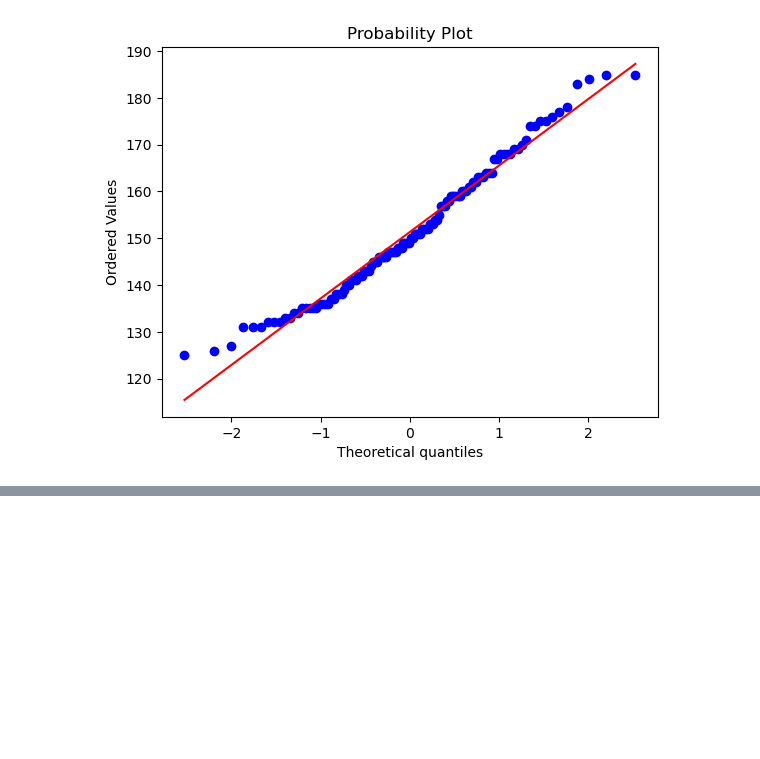
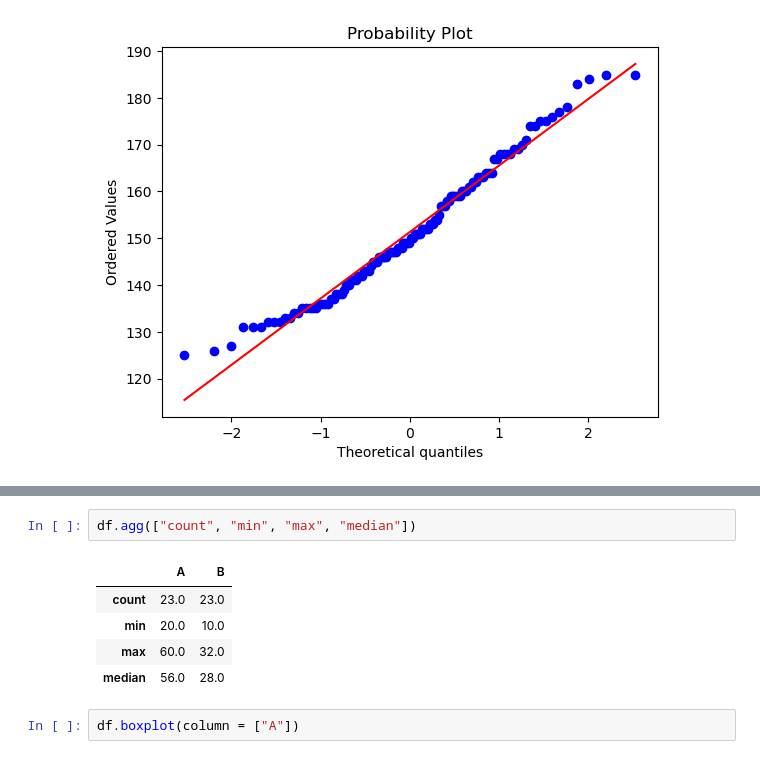
Before and after one commit to axelguerinoctave/M2-ICES-2022-2023, a Jupyter notebook: TP 5.ipynb, the cells around one changed output, grey strips where cells are left out. Saved outputs shown, nothing was run; the diff lists cells and outputs as text; blank space fills up the shorter version.

```diff
--- a/TP 5.ipynb
+++ b/TP 5.ipynb
@@ -252,0 +291,10 @@ stats.probplot(df["bp_after"], dist = "norm", plot = plt)
+# %%
+df.agg(["count", "min", "max", "median"])
+# %% [output]
+|  | A | B |
+| count | 23.0 | 23.0 |
+| min | 20.0 | 10.0 |
+| max | 60.0 | 32.0 |
+| median | 56.0 | 28.0 |
+# %%
+df.boxplot(column = ["A"])
```
Also changed, not shown: parts of 6 cells of this notebook.
